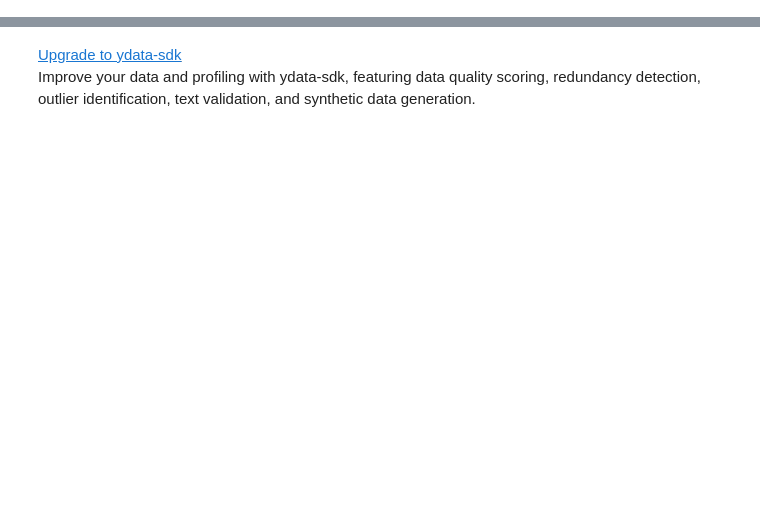
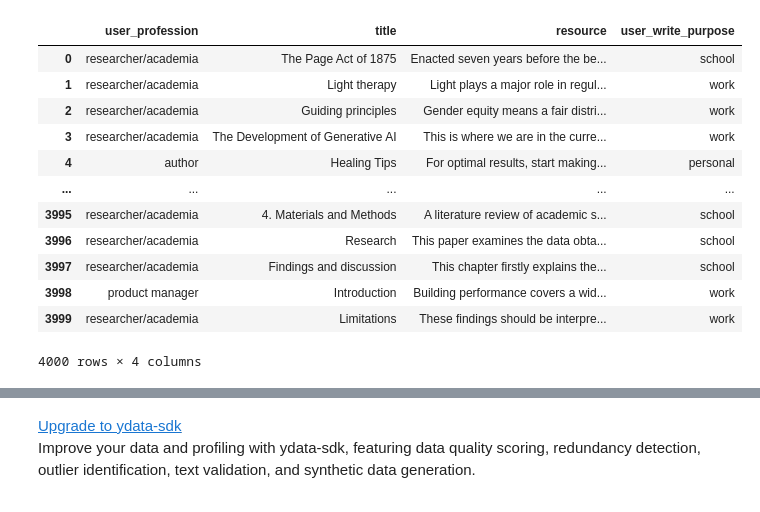
Before and after one commit to yanivgal/promptsmith, a Jupyter notebook: notebooks/eda.ipynb, the cells around one changed output, grey strips where cells are left out. Cells and saved outputs as stored; diff of their text form; code cells hidden in the pictures; blank space fills up the shorter version.

```diff
--- a/notebooks/eda.ipynb
+++ b/notebooks/eda.ipynb
@@ -10,3 +10,20 @@ df.head()
 | 2 | 8077 | 8f80547a-a393-56b0-a194-4d81d46d9... | NaN | researcher/academia | Guiding principles | Gender equity means a fair distri... | 5af0d908-8665-429f-b02c-fe7591920093 | ... |
 | 3 | 4295 | f8d6f6a2-54cc-53b2-b6b7-5feffd442... | NaN | researcher/academia | The Development of Generative AI | This is where we are in the curre... | 90ee438b-7634-42d4-a29b-3118dcb09901 | ... |
 | 4 | 21567 | 77cb6a46-d29b-500d-b423-f87391c87... | NaN | author | Healing Tips | For optimal results, start making... | 0f42fbac-6f4b-4cd4-90cf-e97d8553b69f | ... |
+# %%
+df = df.drop(columns=['user_write_purpose (work, school, personal)', 'Unnamed: 0', 'resource_id', 'user_kyc_profession', 'id'])
+df
+# %% [output]
+|  | user_profession | title | resource | user_write_purpose |
+| 0 | researcher/academia | The Page Act of 1875 | Enacted seven years before the be... | school |
+| 1 | researcher/academia | Light therapy | Light plays a major role in regul... | work |
+| 2 | researcher/academia | Guiding principles | Gender equity means a fair distri... | work |
+| 3 | researcher/academia | The Development of Generative AI | This is where we are in the curre... | work |
+| 4 | author | Healing Tips | For optimal results, start making... | personal |
+| ... | ... | ... | ... | ... |
+| 3995 | researcher/academia | 4. Materials and Methods | A literature review of academic s... | school |
+| 3996 | researcher/academia | Research | This paper examines the data obta... | school |
+| 3997 | researcher/academia | Findings and discussion | This chapter firstly explains the... | school |
+| 3998 | product manager | Introduction | Building performance covers a wid... | work |
+| 3999 | researcher/academia | Limitations | These findings should be interpre... | work |
+4000 rows × 4 columns
```
Also changed, not shown: parts of 6 cells of this notebook, 3 other files.
